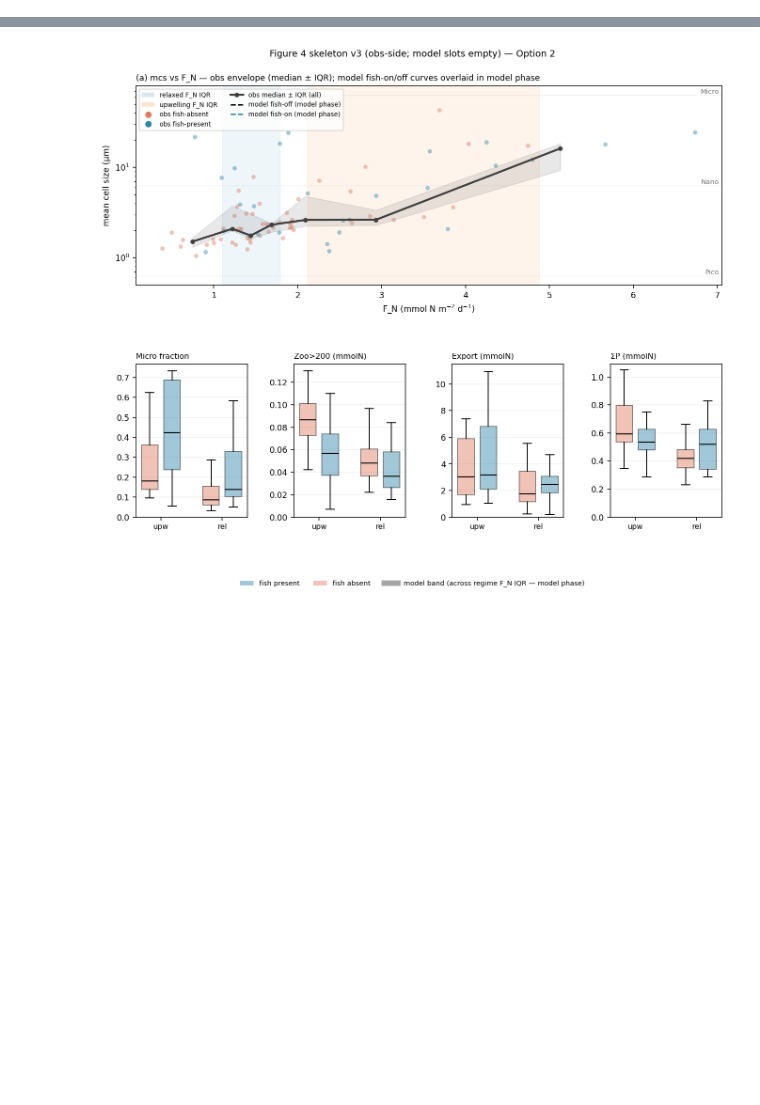
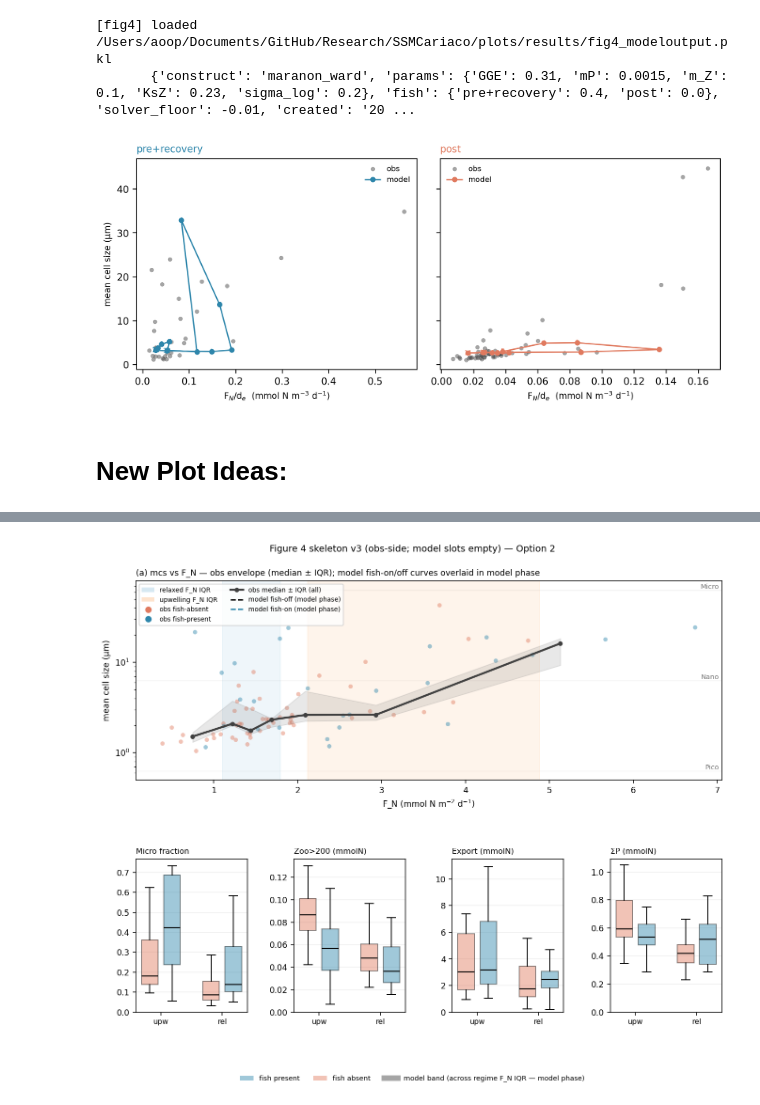
Before and after one commit to ben1post/SSMCariaco, a Jupyter notebook: plots/FIGURE_4.ipynb, the cells around one changed output, grey strips where cells are left out. Drawn from its saved outputs; the diff is of its cells as text; code cells hidden in the pictures; blank space fills up the shorter version.

```diff
--- a/plots/FIGURE_4.ipynb
+++ b/plots/FIGURE_4.ipynb
@@ -10,0 +216,44 @@ sys.path.insert(0, os.path.abspath('../parameter_scan'))
+# %%
+import numpy as np, pandas as pd, matplotlib.pyplot as plt
+import fig4_panels as f4, seasonal_scan_harness as ssh
+
+D    = f4.load_output()
+ERAS = {'pre+recovery': 0.4, 'post': 0.0}
+COL  = {'pre+recovery': '#2E86AB', 'post': '#E07A5F'}
+GEOM = np.array([0.63, 6.3, 63.0])
+
+# obs: compute mcs + volumetric supply F_N/d_e straight from the CSV (forcing-complete months)
+df = pd.read_csv(ssh.DEFAULT_CSV_PATH, parse_dates=['date'])
+df['era'] = df['date'].dt.year.map(ssh.ERA_OF)
+df = df[df[['FN_mmolN_m2_d', 'depth_cutoff', 'Temp_C']].notna().all(axis=1)].copy()
+A = df[['pico_mmolN', 'nano_mmolN', 'micro_mmolN']].to_numpy(float); tot = A.sum(1)
+fr = np.where(tot[:, None] > 0, A / tot[:, None], np.nan)
+df['mcs']    = np.where(tot > 0, 10.0 ** (fr @ np.log10(GEOM)), np.nan)
+df['supply'] = df['FN_mmolN_m2_d'] / df['depth_cutoff']
+
+def monthly(r, k, spin=15):
+    keep = r['t'] >= spin * 365.0
+    mo = np.clip(np.searchsorted(ssh._MEDGES, np.mod(r['t'][keep], 365.0), 'right') + 1, 1, 12)
+    v = np.asarray(r[k], float)[keep]
+    return np.array([np.nanmean(v[mo == m]) if np.any(mo == m) else np.nan for m in range(1, 13)])
+
+fig, axs = plt.subplots(1, 2, figsize=(8.2, 3.6), sharey=True)
+for ax, (era, fish) in zip(axs, ERAS.items()):
+    col = COL[era]; r = D['runs'][(era, fish)][1]
+    o = df[df['era'].isin(ssh.GROUP_ERAS[era])]
+    ax.scatter(o['supply'], o['mcs'], s=16, color='0.30', alpha=0.5, lw=0, label='obs')
+    sup = monthly(r, 'FN') / monthly(r, 'de'); mc = monthly(r, 'mcs')
+    k = np.r_[np.arange(12), 0]
+    ax.plot(sup[k], mc[k], '-o', color=col, ms=4, lw=1.2, label='model')
+    for m in range(1, 13):
+        ax.text(sup[m-1], mc[m-1], str(m), fontsize=6, color=col, ha='center', va='center')
+    ax.set_title(era, color=col, loc='left'); ax.set_xlabel('F$_N$/d$_e$  (mmol N m$^{-3}$ d$^{-1}$)')
+    ax.legend(fontsize=7, frameon=False)
+axs[0].set_ylabel('mean cell size (µm)')
+plt.tight_layout(); plt.show()
+# %% [output]
+[fig4] loaded /Users/aoop/Documents/GitHub/Research/SSMCariaco/plots/results/fig4_modeloutput.pkl
+       {'construct': 'maranon_ward', 'params': {'GGE': 0.31, 'mP': 0.0015, 'm_Z': 0.1, 'KsZ': 0.23, 'sigma_log': 0.2}, 'fish': {'pre+recovery': 0.4, 'post': 0.0}, 'solver_floor': -0.01, 'created': '20 ...
+[figure, added]
+# %% [markdown]
+# New Plot Ideas:
```
Also changed, not shown: parts of 15 cells of this notebook, 8 other files.
